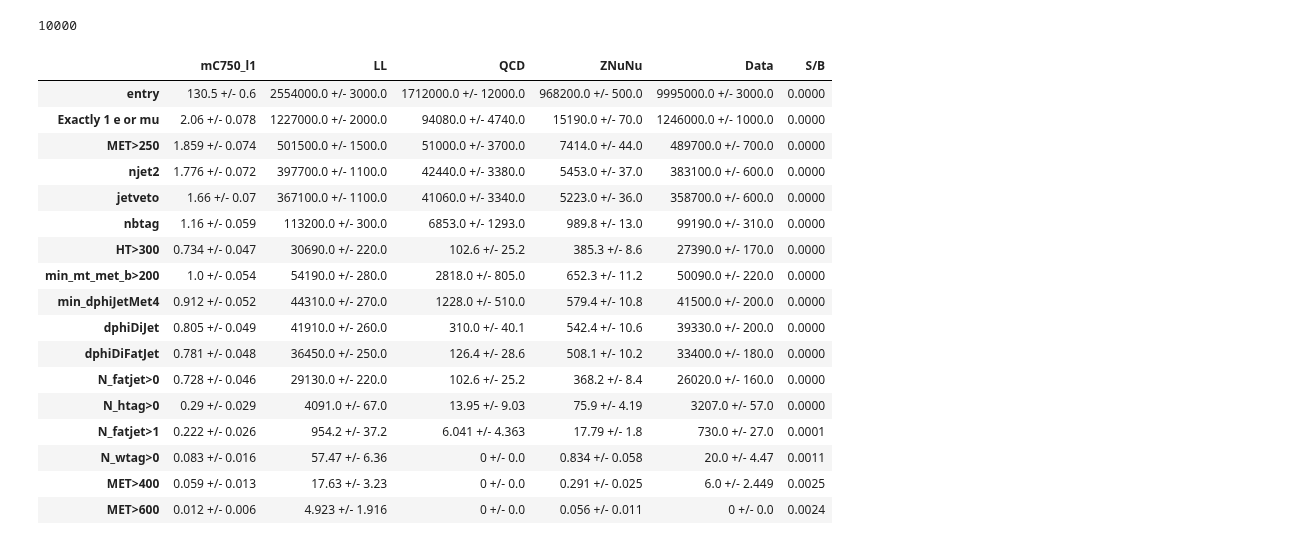
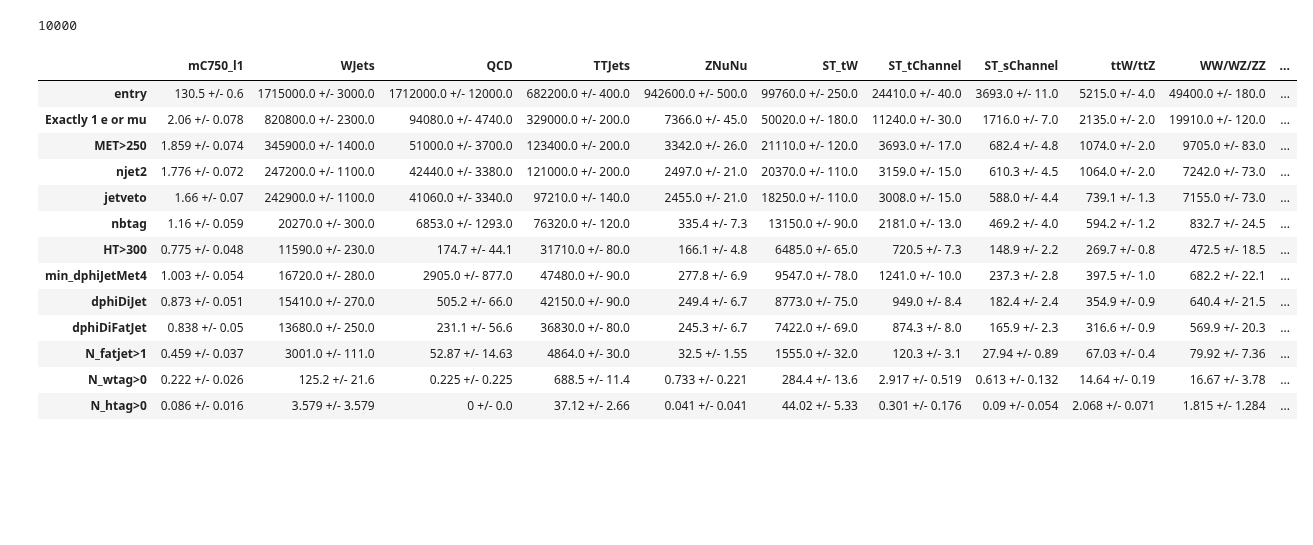
Before and after one commit to mirandabryson/tW_scattering, a Jupyter notebook: processor/oneLep_CR.ipynb, the cells around one changed output. Saved outputs shown, nothing was run; the diff lists cells and outputs as text; code cells hidden in the pictures; blank space fills up the shorter version.

```diff
--- a/processor/oneLep_CR.ipynb
+++ b/processor/oneLep_CR.ipynb
@@ -153,6 +153,9 @@ class analysisProcessor(processor.ProcessorABC):
             'TTJets':           processor.defaultdict_accumulator(int),
             'ZNuNu':            processor.defaultdict_accumulator(int),
             'ST':               processor.defaultdict_accumulator(int),
+            'ST_tW':            processor.defaultdict_accumulator(int),
+            'ST_tChannel':      processor.defaultdict_accumulator(int),
+            'ST_sChannel':      processor.defaultdict_accumulator(int),
             'ttW/ttZ':          processor.defaultdict_accumulator(int),
             'WW/WZ/ZZ':         processor.defaultdict_accumulator(int),
             'LL':               processor.defaultdict_accumulator(int),
@@ -311,8 +314,8 @@ class analysisProcessor(processor.ProcessorABC):
         output['totalEvents']['all'] += len(df['weight'])
 
         # Cutflow
-        #processes = ['mC750_l1', 'WJets', 'QCD', 'TTJets', 'ZNuNu', 'ST', 'ttW/ttZ', 'WW/WZ/ZZ']
-        processes = ['mC750_l1', 'LL', 'QCD', 'ZNuNu', 'Data']
+        processes = ['mC750_l1', 'WJets', 'QCD', 'TTJets', 'ZNuNu', 'ST_tW', 'ST_tChannel', 'ST_sChannel', 'ttW/ttZ', 'WW/WZ/ZZ']
+        #processes = ['mC750_l1', 'LL', 'QCD', 'ZNuNu', 'Data']
         weight = np.ones(len(df['weight'])) if dataset=='Data' else df['weight']
         lumi = 1 if dataset=='Data' else 60
         cutflow = Cutflow(output, df, lumi, processes, weight=weight)
@@ -328,8 +331,6 @@ class analysisProcessor(processor.ProcessorABC):
         cutflow.addRow( 'triggers',   (met_tsel) )
 
         cutflow.addRow( 'Exactly 1 e or mu',   ((electron.counts + muon.counts)==1) )
-        #cutflow.addRow( 'muon veto',   (muon.counts==0) )
-        #cutflow.addRow( 'MET>250',     (met_pt>250) )
         cutflow.addRow( 'MET>250',     (met_pt>250) )
         cutflow.addRow( 'njet2',       (jet.counts>=2) )
         cutflow.addRow( 'jetveto',       (jet.counts<=5) )
@@ -337,7 +338,7 @@ class analysisProcessor(processor.ProcessorABC):
 
         baseline = copy.deepcopy(cutflow.selection)
 
-        cutflow.addRow( 'min_mt_met_b>200', (min_mtb>200)  )
+        #cutflow.addRow( 'min_mt_met_b>200', (min_mtb>200)  )
         cutflow.addRow( 'min_dphiJetMet4', (min_dphiJetMet4>0.5))
         cutflow.addRow( 'dphiDiJet', (dphiDiJet.min()<2.5) ) # the min doesn't do anything here
         cutflow.addRow( 'dphiDiFatJet', (dphiDiFatJet<2.5).all() ) # by using .all() I do not implicitely cut on the number of fat jets
@@ -345,18 +346,19 @@ class analysisProcessor(processor.ProcessorABC):
         vetoQCD = copy.deepcopy(cutflow.selection)
 
         cutflow.addRow( 'HT>300',      (ht>300) )
-        cutflow.addRow( 'N_fatjet>0',      (fatjet.counts>0) )
-        cutflow.addRow( 'N_htag>0',     (htag.counts>0))
+        cutflow.addRow( 'N_fatjet>1',      (fatjet.counts>1) )
+        #cutflow.addRow( 'N_htag>0',     (htag.counts>0) )
         #cutflow.addRow( 'H_mass>90',     ((lead_htag.msoftdrop>90).any()))
         #cutflow.addRow( 'H_mass<150',     ((lead_htag.msoftdrop<150).any()))
-        cutflow.addRow( 'N_fatjet>1',      (fatjet.counts>1) )
+        #cutflow.addRow( 'N_fatjet>1',      (fatjet.counts>1) )
         cutflow.addRow( 'N_wtag>0',     (wtag.counts>0))
+        cutflow.addRow( 'N_htag>0',     (htag.counts>0) )
 
         event_selection = copy.deepcopy(cutflow.selection)
 
         #cutflow.addRow( 'N_htag>0 hard',     (htag_hard.counts>0))
-        cutflow.addRow( 'MET>400',     (met_pt>400) )
-        cutflow.addRow( 'MET>600',     (met_pt>600) )
+        #cutflow.addRow( 'MET>400',     (met_pt>400) )
+        #cutflow.addRow( 'MET>600',     (met_pt>600) )
 
         # signal enriched selection of events
         signal_selection = cutflow.selection
@@ -443,7 +445,10 @@ fileset_WH   = {'mC750_l1': glob.glob('/hadoop/cms/store/user/ksalyer/allHadTest
                 'QCD': glob.glob('/hadoop/cms/store/user/ksalyer/allHadTest/'+tag+'/QCD_HT*/*.root'),
                 'TTJets': glob.glob('/hadoop/cms/store/user/ksalyer/allHadTest/'+tag+'/TTJets*/*.root'),
                 'ZNuNu': glob.glob('/hadoop/cms/store/user/ksalyer/allHadTest/'+tag+'/ZJetsToNuNu*/*.root'),
-                'ST': glob.glob('/hadoop/cms/store/user/ksalyer/allHadTest/'+tag+'/ST*/*.root'),
+                #'ST': glob.glob('/hadoop/cms/store/user/ksalyer/allHadTest/'+tag+'/ST*/*.root'),
+                'ST_tW': glob.glob('/hadoop/cms/store/user/ksalyer/allHadTest/'+tag+'/ST_tW*/*.root'),
+                'ST_tChannel': glob.glob('/hadoop/cms/store/user/ksalyer/allHadTest/'+tag+'/ST_t-channel*/*.root'),
+                'ST_sChannel': glob.glob('/hadoop/cms/store/user/ksalyer/allHadTest/'+tag+'/ST_s-channel*/*.root'),
                 'ttW/ttZ': glob.glob('/hadoop/cms/store/user/ksalyer/allHadTest/'+tag+'/ttWJets*/*.root')
                     +glob.glob('/hadoop/cms/store/user/ksalyer/allHadTest/'+tag+'/ttZJets*/*.root'),
                 'WW/WZ/ZZ': glob.glob('/hadoop/cms/store/user/ksalyer/allHadTest/'+tag+'/WW*/*.root')
@@ -495,7 +500,7 @@ else:
                     'QCD': glob.glob('/hadoop/cms/store/user/ksalyer/allHadTest/'+tag+'/QCD_HT*/*.root')[:2]}
         workers = 4
     else:
-        fileset = fileset_WH_merge
+        fileset = fileset_WH
         workers = 16
 
 
@@ -515,32 +520,28 @@ else:
 # %%
 # Cutflow
 from Tools.helpers import getCutFlowTable
 
-#processes = ['mC750_l1', 'WJets', 'QCD', 'TTJets', 'ZNuNu', 'ST', 'ttW/ttZ', 'WW/WZ/ZZ']
-processes = ['mC750_l1', 'LL', 'QCD', 'ZNuNu','Data']
+processes = ['mC750_l1', 'WJets', 'QCD', 'TTJets', 'ZNuNu', 'ST_tW', 'ST_tChannel', 'ST_sChannel', 'ttW/ttZ', 'WW/WZ/ZZ']
+#processes = ['mC750_l1', 'LL', 'QCD', 'ZNuNu','Data']
 lines     = ['entry']
-lines    += ['Exactly 1 e or mu', 'MET>250', 'njet2', 'jetveto', 'nbtag',  'HT>300', 'min_mt_met_b>200', 'min_dphiJetMet4', 'dphiDiJet', 'dphiDiFatJet', 'N_fatjet>0', 'N_htag>0', 'N_fatjet>1', 'N_wtag>0', 'MET>400', 'MET>600']#  'H_mass>90', 'H_mass<150',
+lines    += ['Exactly 1 e or mu', 'MET>250', 'njet2', 'jetveto', 'nbtag',  'HT>300', 'min_dphiJetMet4', 'dphiDiJet', 'dphiDiFatJet', 'N_fatjet>1', 'N_wtag>0', 'N_htag>0']
 df        = getCutFlowTable(output, processes=processes, lines=lines, significantFigures=4, signal='mC750_l1')
 df
 # %% [output]
-|  | mC750_l1 | LL | QCD | ZNuNu | Data | S/B |
-| entry | 130.5 +/- 0.6 | 2554000.0 +/- 3000.0 | 1712000.0 +/- 12000.0 | 968200.0 +/- 500.0 | 9995000.0 +/- 3000.0 | 0.0000 |
-| Exactly 1 e or mu | 2.06 +/- 0.078 | 1227000.0 +/- 2000.0 | 94080.0 +/- 4740.0 | 15190.0 +/- 70.0 | 1246000.0 +/- 1000.0 | 0.0000 |
-| MET>250 | 1.859 +/- 0.074 | 501500.0 +/- 1500.0 | 51000.0 +/- 3700.0 | 7414.0 +/- 44.0 | 489700.0 +/- 700.0 | 0.0000 |
-| njet2 | 1.776 +/- 0.072 | 397700.0 +/- 1100.0 | 42440.0 +/- 3380.0 | 5453.0 +/- 37.0 | 383100.0 +/- 600.0 | 0.0000 |
-| jetveto | 1.66 +/- 0.07 | 367100.0 +/- 1100.0 | 41060.0 +/- 3340.0 | 5223.0 +/- 36.0 | 358700.0 +/- 600.0 | 0.0000 |
-| nbtag | 1.16 +/- 0.059 | 113200.0 +/- 300.0 | 6853.0 +/- 1293.0 | 989.8 +/- 13.0 | 99190.0 +/- 310.0 | 0.0000 |
-| HT>300 | 0.734 +/- 0.047 | 30690.0 +/- 220.0 | 102.6 +/- 25.2 | 385.3 +/- 8.6 | 27390.0 +/- 170.0 | 0.0000 |
-| min_mt_met_b>200 | 1.0 +/- 0.054 | 54190.0 +/- 280.0 | 2818.0 +/- 805.0 | 652.3 +/- 11.2 | 50090.0 +/- 220.0 | 0.0000 |
-| min_dphiJetMet4 | 0.912 +/- 0.052 | 44310.0 +/- 270.0 | 1228.0 +/- 510.0 | 579.4 +/- 10.8 | 41500.0 +/- 200.0 | 0.0000 |
-| dphiDiJet | 0.805 +/- 0.049 | 41910.0 +/- 260.0 | 310.0 +/- 40.1 | 542.4 +/- 10.6 | 39330.0 +/- 200.0 | 0.0000 |
-| dphiDiFatJet | 0.781 +/- 0.048 | 36450.0 +/- 250.0 | 126.4 +/- 28.6 | 508.1 +/- 10.2 | 33400.0 +/- 180.0 | 0.0000 |
-| N_fatjet>0 | 0.728 +/- 0.046 | 29130.0 +/- 220.0 | 102.6 +/- 25.2 | 368.2 +/- 8.4 | 26020.0 +/- 160.0 | 0.0000 |
-| N_htag>0 | 0.29 +/- 0.029 | 4091.0 +/- 67.0 | 13.95 +/- 9.03 | 75.9 +/- 4.19 | 3207.0 +/- 57.0 | 0.0000 |
-| N_fatjet>1 | 0.222 +/- 0.026 | 954.2 +/- 37.2 | 6.041 +/- 4.363 | 17.79 +/- 1.8 | 730.0 +/- 27.0 | 0.0001 |
-| N_wtag>0 | 0.083 +/- 0.016 | 57.47 +/- 6.36 | 0 +/- 0.0 | 0.834 +/- 0.058 | 20.0 +/- 4.47 | 0.0011 |
-| MET>400 | 0.059 +/- 0.013 | 17.63 +/- 3.23 | 0 +/- 0.0 | 0.291 +/- 0.025 | 6.0 +/- 2.449 | 0.0025 |
-| MET>600 | 0.012 +/- 0.006 | 4.923 +/- 1.916 | 0 +/- 0.0 | 0.056 +/- 0.011 | 0 +/- 0.0 | 0.0024 |
+|  | mC750_l1 | WJets | QCD | TTJets | ZNuNu | ST_tW | ST_tChannel | ST_sChannel | ttW/ttZ | WW/WZ/ZZ | ... |
+| entry | 130.5 +/- 0.6 | 1715000.0 +/- 3000.0 | 1712000.0 +/- 12000.0 | 682200.0 +/- 400.0 | 942600.0 +/- 500.0 | 99760.0 +/- 250.0 | 24410.0 +/- 40.0 | 3693.0 +/- 11.0 | 5215.0 +/- 4.0 | 49400.0 +/- 180.0 | ... |
+| Exactly 1 e or mu | 2.06 +/- 0.078 | 820800.0 +/- 2300.0 | 94080.0 +/- 4740.0 | 329000.0 +/- 200.0 | 7366.0 +/- 45.0 | 50020.0 +/- 180.0 | 11240.0 +/- 30.0 | 1716.0 +/- 7.0 | 2135.0 +/- 2.0 | 19910.0 +/- 120.0 | ... |
+| MET>250 | 1.859 +/- 0.074 | 345900.0 +/- 1400.0 | 51000.0 +/- 3700.0 | 123400.0 +/- 200.0 | 3342.0 +/- 26.0 | 21110.0 +/- 120.0 | 3693.0 +/- 17.0 | 682.4 +/- 4.8 | 1074.0 +/- 2.0 | 9705.0 +/- 83.0 | ... |
+| njet2 | 1.776 +/- 0.072 | 247200.0 +/- 1100.0 | 42440.0 +/- 3380.0 | 121000.0 +/- 200.0 | 2497.0 +/- 21.0 | 20370.0 +/- 110.0 | 3159.0 +/- 15.0 | 610.3 +/- 4.5 | 1064.0 +/- 2.0 | 7242.0 +/- 73.0 | ... |
+| jetveto | 1.66 +/- 0.07 | 242900.0 +/- 1100.0 | 41060.0 +/- 3340.0 | 97210.0 +/- 140.0 | 2455.0 +/- 21.0 | 18250.0 +/- 110.0 | 3008.0 +/- 15.0 | 588.0 +/- 4.4 | 739.1 +/- 1.3 | 7155.0 +/- 73.0 | ... |
+| nbtag | 1.16 +/- 0.059 | 20270.0 +/- 300.0 | 6853.0 +/- 1293.0 | 76320.0 +/- 120.0 | 335.4 +/- 7.3 | 13150.0 +/- 90.0 | 2181.0 +/- 13.0 | 469.2 +/- 4.0 | 594.2 +/- 1.2 | 832.7 +/- 24.5 | ... |
+| HT>300 | 0.775 +/- 0.048 | 11590.0 +/- 230.0 | 174.7 +/- 44.1 | 31710.0 +/- 80.0 | 166.1 +/- 4.8 | 6485.0 +/- 65.0 | 720.5 +/- 7.3 | 148.9 +/- 2.2 | 269.7 +/- 0.8 | 472.5 +/- 18.5 | ... |
+| min_dphiJetMet4 | 1.003 +/- 0.054 | 16720.0 +/- 280.0 | 2905.0 +/- 877.0 | 47480.0 +/- 90.0 | 277.8 +/- 6.9 | 9547.0 +/- 78.0 | 1241.0 +/- 10.0 | 237.3 +/- 2.8 | 397.5 +/- 1.0 | 682.2 +/- 22.1 | ... |
+| dphiDiJet | 0.873 +/- 0.051 | 15410.0 +/- 270.0 | 505.2 +/- 66.0 | 42150.0 +/- 90.0 | 249.4 +/- 6.7 | 8773.0 +/- 75.0 | 949.0 +/- 8.4 | 182.4 +/- 2.4 | 354.9 +/- 0.9 | 640.4 +/- 21.5 | ... |
+| dphiDiFatJet | 0.838 +/- 0.05 | 13680.0 +/- 250.0 | 231.1 +/- 56.6 | 36830.0 +/- 80.0 | 245.3 +/- 6.7 | 7422.0 +/- 69.0 | 874.3 +/- 8.0 | 165.9 +/- 2.3 | 316.6 +/- 0.9 | 569.9 +/- 20.3 | ... |
+| N_fatjet>1 | 0.459 +/- 0.037 | 3001.0 +/- 111.0 | 52.87 +/- 14.63 | 4864.0 +/- 30.0 | 32.5 +/- 1.55 | 1555.0 +/- 32.0 | 120.3 +/- 3.1 | 27.94 +/- 0.89 | 67.03 +/- 0.4 | 79.92 +/- 7.36 | ... |
+| N_wtag>0 | 0.222 +/- 0.026 | 125.2 +/- 21.6 | 0.225 +/- 0.225 | 688.5 +/- 11.4 | 0.733 +/- 0.221 | 284.4 +/- 13.6 | 2.917 +/- 0.519 | 0.613 +/- 0.132 | 14.64 +/- 0.19 | 16.67 +/- 3.78 | ... |
+| N_htag>0 | 0.086 +/- 0.016 | 3.579 +/- 3.579 | 0 +/- 0.0 | 37.12 +/- 2.66 | 0.041 +/- 0.041 | 44.02 +/- 5.33 | 0.301 +/- 0.176 | 0.09 +/- 0.054 | 2.068 +/- 0.071 | 1.815 +/- 1.284 | ... |
 # %%
 # Efficiencies
 df = getCutFlowTable(output, processes=processes, lines=lines, significantFigures=3, absolute=False)
```
Also changed, not shown: parts of 1 cell of this notebook, 1 other file.
